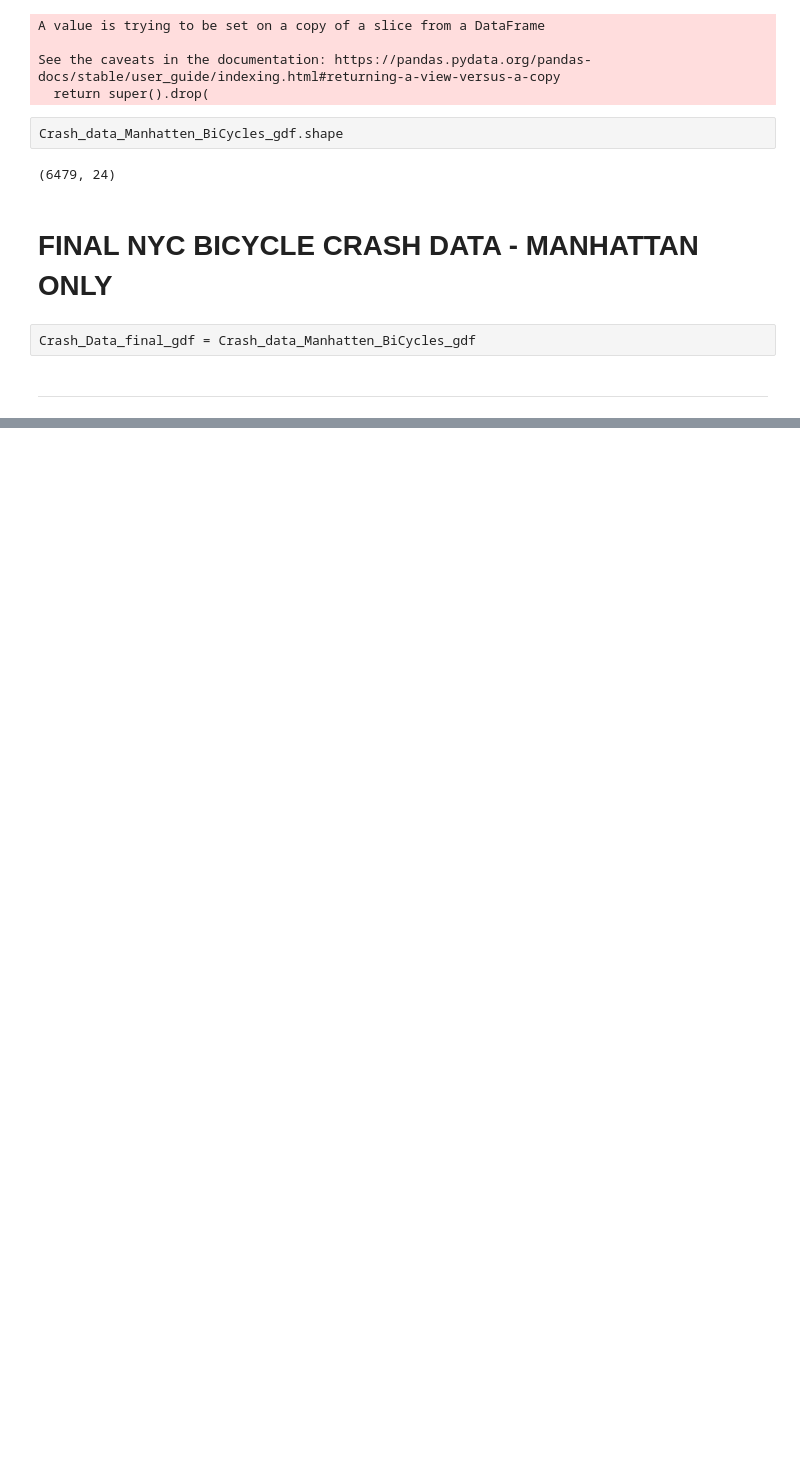
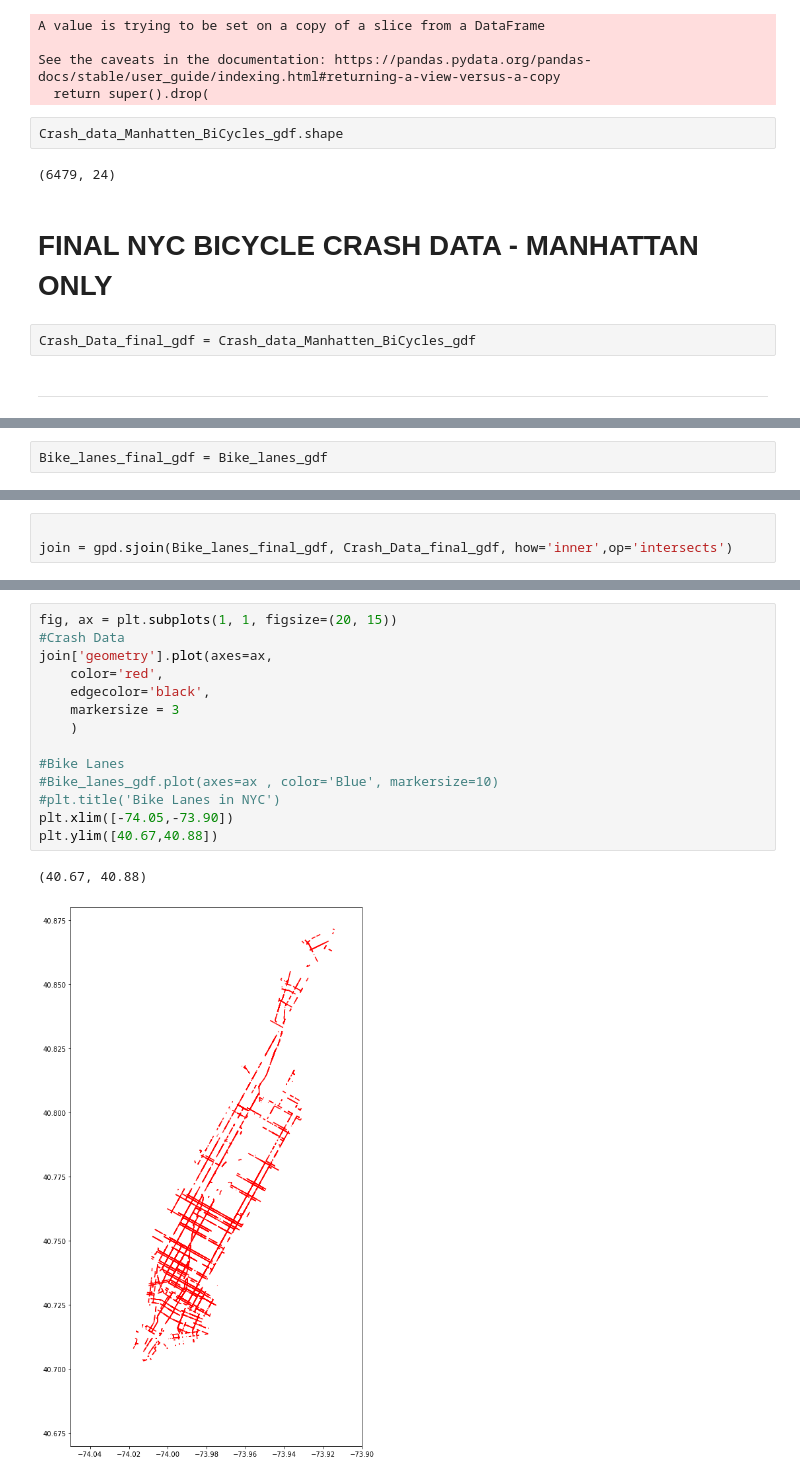
Before and after one commit to Sarang-Pramode/Analyzing_NYC_Citibike, a Jupyter notebook: Analyzing_High_Risk_Zones.ipynb, the cells around one changed output, grey strips where cells are left out. Saved outputs shown, nothing was run; the diff lists cells and outputs as text; blank space fills up the shorter version.

```diff
--- a/Analyzing_High_Risk_Zones.ipynb
+++ b/Analyzing_High_Risk_Zones.ipynb
@@ -153,0 +189,2 @@ Crash_Data_final_gdf = Crash_data_Manhatten_BiCycles_gdf
+# %%
+Bike_lanes_final_gdf = Bike_lanes_gdf
@@ -153,0 +239,3 @@ Crash_Data_final_gdf = Crash_data_Manhatten_BiCycles_gdf
+# %%
+
+join = gpd.sjoin(Bike_lanes_final_gdf, Crash_Data_final_gdf, how='inner',op='intersects')
@@ -153,0 +252,17 @@ Crash_Data_final_gdf = Crash_data_Manhatten_BiCycles_gdf
+# %%
+fig, ax = plt.subplots(1, 1, figsize=(20, 15))
+#Crash Data
+join['geometry'].plot(axes=ax,
+    color='red',
+    edgecolor='black',
+    markersize = 3
+    )
+
+#Bike Lanes
+#Bike_lanes_gdf.plot(axes=ax , color='Blue', markersize=10)
+#plt.title('Bike Lanes in NYC')
+plt.xlim([-74.05,-73.90])
+plt.ylim([40.67,40.88])
+# %% [output]
+(40.67, 40.88)
+[figure, added]
```
Also changed, not shown: parts of 29 cells of this notebook, 8 other files.
